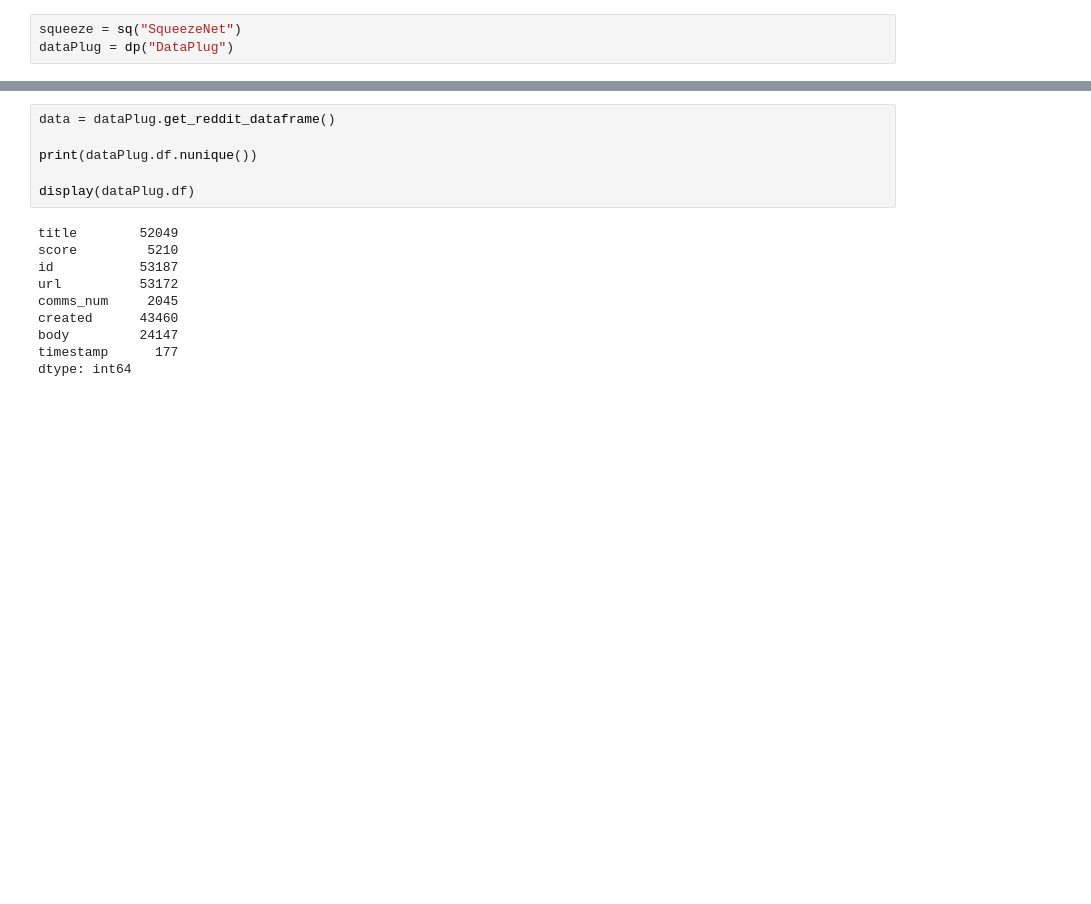
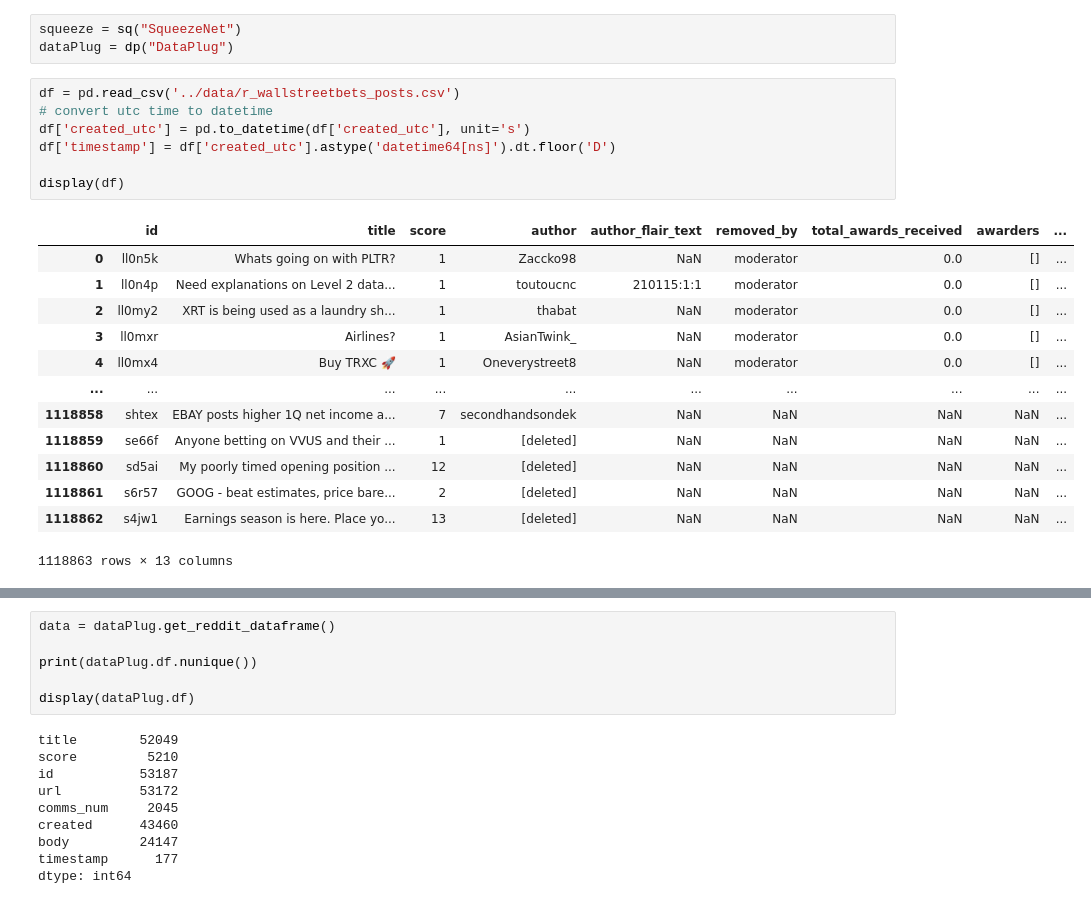
Before and after one commit to JKelly423/SqueezeNet, a Jupyter notebook: src/driver.ipynb, the cells around one changed output, grey strips where cells are left out. Saved outputs shown, nothing was run; the diff lists cells and outputs as text; blank space fills up the shorter version.

```diff
--- a/src/driver.ipynb
+++ b/src/driver.ipynb
@@ -10,3 +6,24 @@ from SqueezeNet import SqueezeNet as sq
 # %%
 squeeze = sq("SqueezeNet")
 dataPlug = dp("DataPlug")
+# %%
+df = pd.read_csv('../data/r_wallstreetbets_posts.csv')
+# convert utc time to datetime
+df['created_utc'] = pd.to_datetime(df['created_utc'], unit='s')
+df['timestamp'] = df['created_utc'].astype('datetime64[ns]').dt.floor('D')
+
+display(df)
+# %% [output]
+|  | id | title | score | author | author_flair_text | removed_by | total_awards_received | awarders | ... |
+| 0 | ll0n5k | Whats going on with PLTR? | 1 | Zaccko98 | NaN | moderator | 0.0 | [] | ... |
+| 1 | ll0n4p | Need explanations on Level 2 data... | 1 | toutoucnc | 210115:1:1 | moderator | 0.0 | [] | ... |
+| 2 | ll0my2 | XRT is being used as a laundry sh... | 1 | thabat | NaN | moderator | 0.0 | [] | ... |
+| 3 | ll0mxr | Airlines? | 1 | AsianTwink_ | NaN | moderator | 0.0 | [] | ... |
+| 4 | ll0mx4 | Buy TRXC 🚀 | 1 | Oneverystreet8 | NaN | moderator | 0.0 | [] | ... |
+| ... | ... | ... | ... | ... | ... | ... | ... | ... | ... |
+| 1118858 | shtex | EBAY posts higher 1Q net income a... | 7 | secondhandsondek | NaN | NaN | NaN | NaN | ... |
+| 1118859 | se66f | Anyone betting on VVUS and their ... | 1 | [deleted] | NaN | NaN | NaN | NaN | ... |
+| 1118860 | sd5ai | My poorly timed opening position ... | 12 | [deleted] | NaN | NaN | NaN | NaN | ... |
+| 1118861 | s6r57 | GOOG - beat estimates, price bare... | 2 | [deleted] | NaN | NaN | NaN | NaN | ... |
+| 1118862 | s4jw1 | Earnings season is here. Place yo... | 13 | [deleted] | NaN | NaN | NaN | NaN | ... |
+1118863 rows × 13 columns
```
Also changed, not shown: parts of 3 cells of this notebook.
